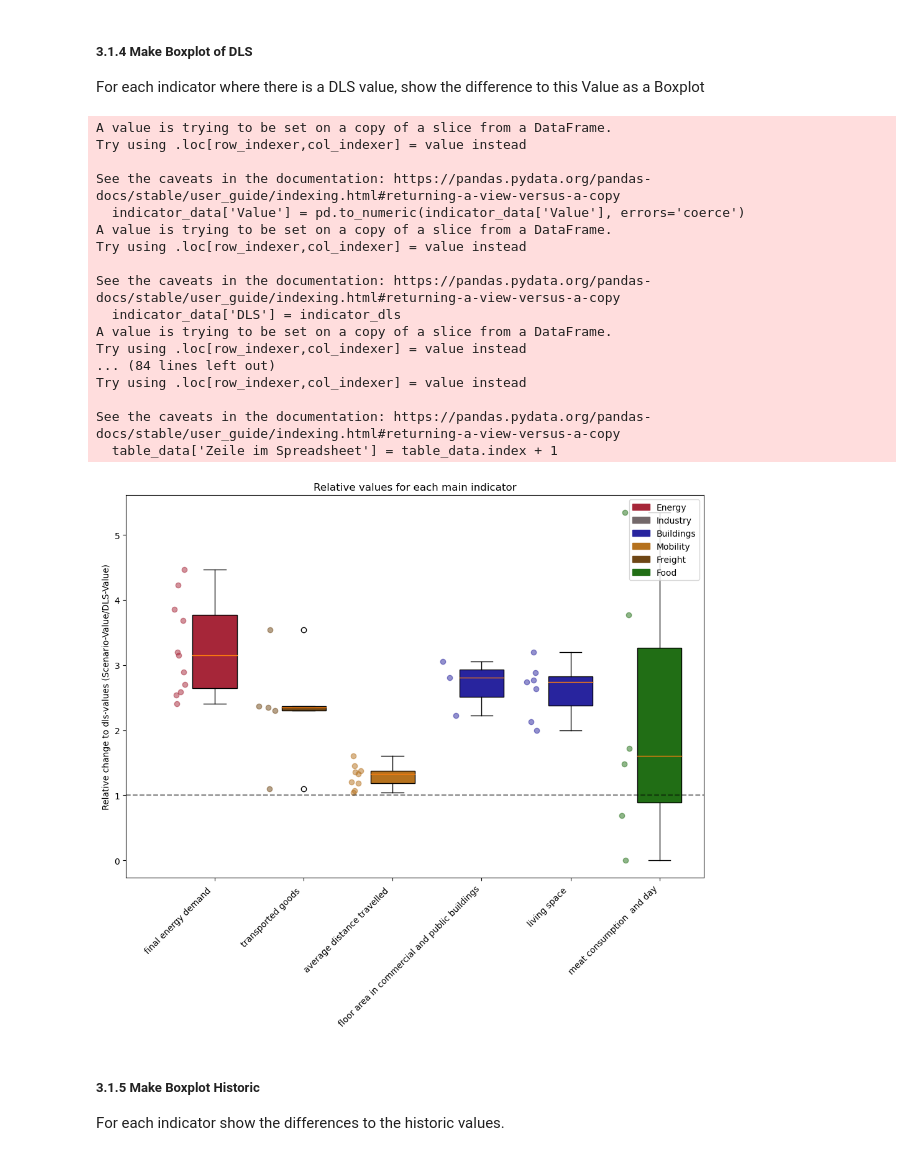
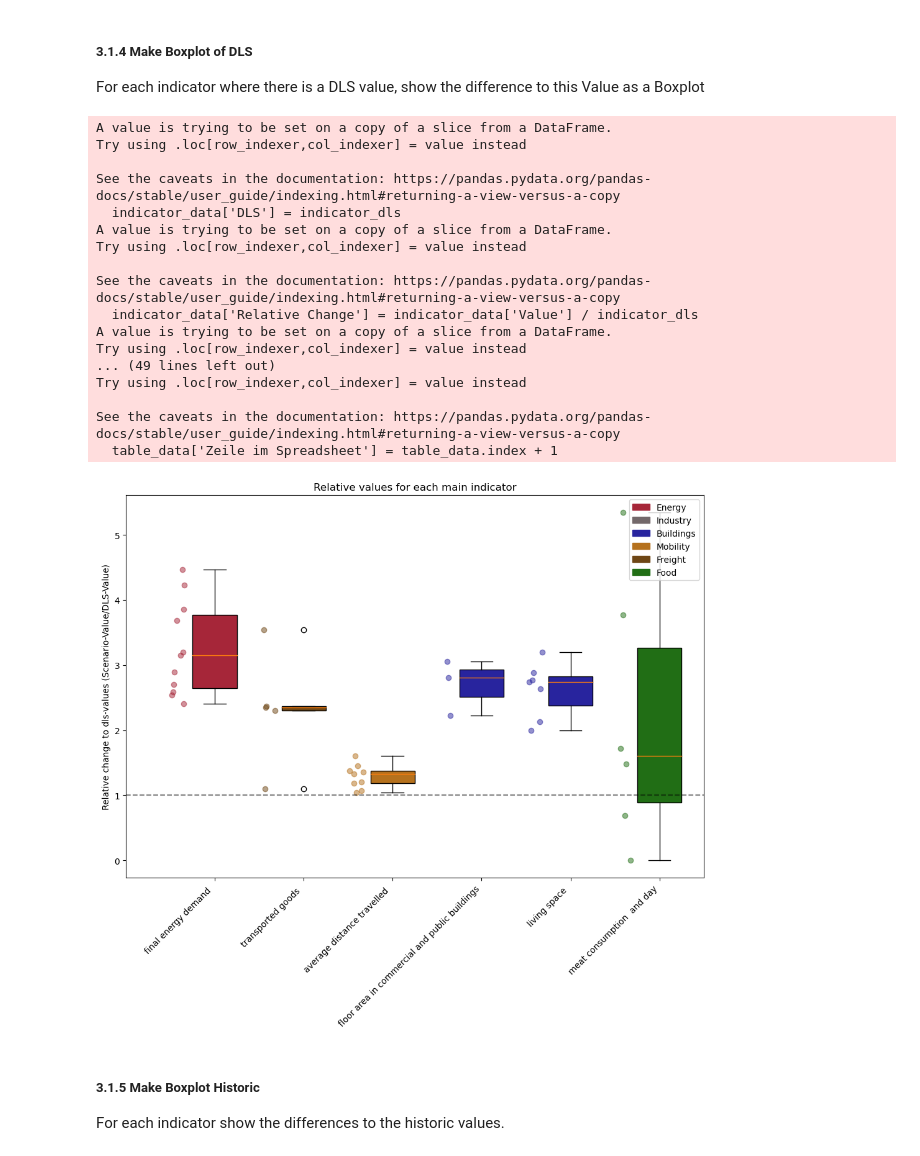
Before and after one commit to celia-burghardt/SufficiencyIndicators_Scenarios, a Jupyter notebook: main.ipynb, the cells around one changed output. Saved outputs shown, nothing was run; the diff lists cells and outputs as text; code cells hidden in the pictures.

```diff
--- a/main.ipynb
+++ b/main.ipynb
@@ -30,6 +30,8 @@ url_additional_parameters = 'https://docs.google.com/spreadsheets/d/1xRNNF-eCuBv
 
 # Load data from Sheet Scenario Analysis
 analysis_df = pd.read_csv(url_analysis, usecols=np.arange(0,14))
+analysis_df['Value'] = pd.to_numeric(analysis_df['Value'], errors='coerce')
+analysis_df['Year'] = pd.to_numeric(analysis_df['Year'], errors='coerce')
 
 # Labelling and sorting of Scenarios
 scenarios_df = pd.read_csv(url_scenarios)
@@ -699,7 +703,6 @@ def make_boxplot_dls(data, filename, extension = False, standard=False, raw_data
 
         # get the data for the current indicator
         indicator_data = analysis_standard_df[analysis_standard_df['Main comparison parameter'] == indicator]
-        indicator_data['Value'] = pd.to_numeric(indicator_data['Value'], errors='coerce')
         indicator_values = indicator_data['Value']
 
         # Get the median
@@ -743,40 +746,40 @@ def make_boxplot_dls(data, filename, extension = False, standard=False, raw_data
     naming_x_axis = [s.replace('per capita and year', '').replace('per capita', '') for s in boxplot_data.keys()]
     ax.set_xticks(np.arange(start=1, stop=len(naming_x_axis)+1), naming_x_axis, rotation=45, ha="right")
     ax.set_xlim(0)
     # Make a horizontal loine to show the 1 line (When value is 1, no change happened)
     ax.axhline(1, color='#030303', linestyle='--', alpha=0.5)
 
     # manually define a new patch
     patches = [mpatches.Patch(color=sector_colours[x], label=x) for x in sector_colours.keys()]
 
     # plot the legend
     ax.legend(handles=patches, loc='upper right')
 
     # Save figure either with default extension or with extension given in the function
     if extension:
         filename = f'{filename}.{extension}'
     plt.savefig(f'figures/{filename}', bbox_inches = "tight")
 
 make_boxplot_dls(analysis_df, 'boxplot_dls')
 # %% [output]
-A value is trying to be set on a copy of a slice from a DataFrame.
-Try using .loc[row_indexer,col_indexer] = value instead
-
-See the caveats in the documentation: https://pandas.pydata.org/pandas-docs/stable/user_guide/indexing.html#returning-a-view-versus-a-copy
-  indicator_data['Value'] = pd.to_numeric(indicator_data['Value'], errors='coerce')
 A value is trying to be set on a copy of a slice from a DataFrame.
 Try using .loc[row_indexer,col_indexer] = value instead
 
 See the caveats in the documentation: https://pandas.pydata.org/pandas-docs/stable/user_guide/indexing.html#returning-a-view-versus-a-copy
   indicator_data['DLS'] = indicator_dls
 A value is trying to be set on a copy of a slice from a DataFrame.
 Try using .loc[row_indexer,col_indexer] = value instead
-... (84 lines left out)
+
+See the caveats in the documentation: https://pandas.pydata.org/pandas-docs/stable/user_guide/indexing.html#returning-a-view-versus-a-copy
+  indicator_data['Relative Change'] = indicator_data['Value'] / indicator_dls
+A value is trying to be set on a copy of a slice from a DataFrame.
+Try using .loc[row_indexer,col_indexer] = value instead
+... (49 lines left out)
 Try using .loc[row_indexer,col_indexer] = value instead
 
 See the caveats in the documentation: https://pandas.pydata.org/pandas-docs/stable/user_guide/indexing.html#returning-a-view-versus-a-copy
   table_data['Zeile im Spreadsheet'] = table_data.index + 1
-[figure, old version]
+[figure, new version]
 # %% [markdown]
 ##### 3.1.5 Make Boxplot Historic
 
```
Also changed, not shown: parts of 12 cells of this notebook, 36 other files.
